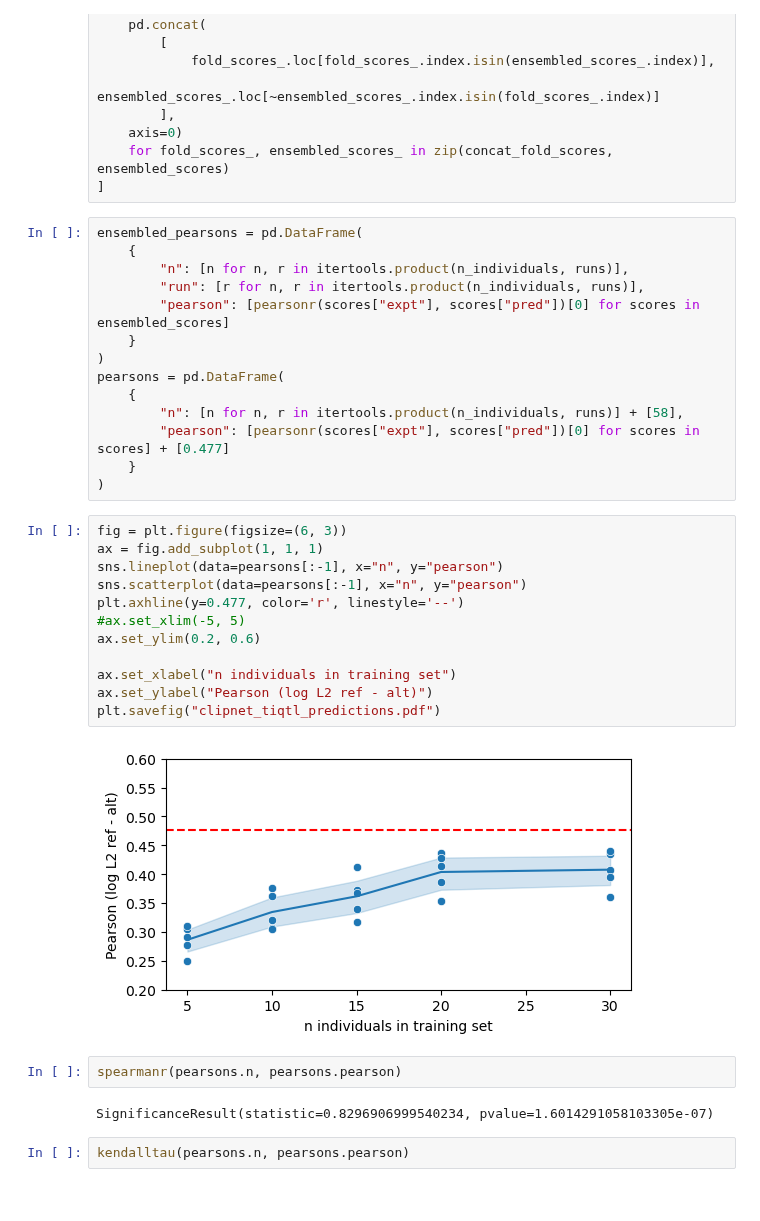
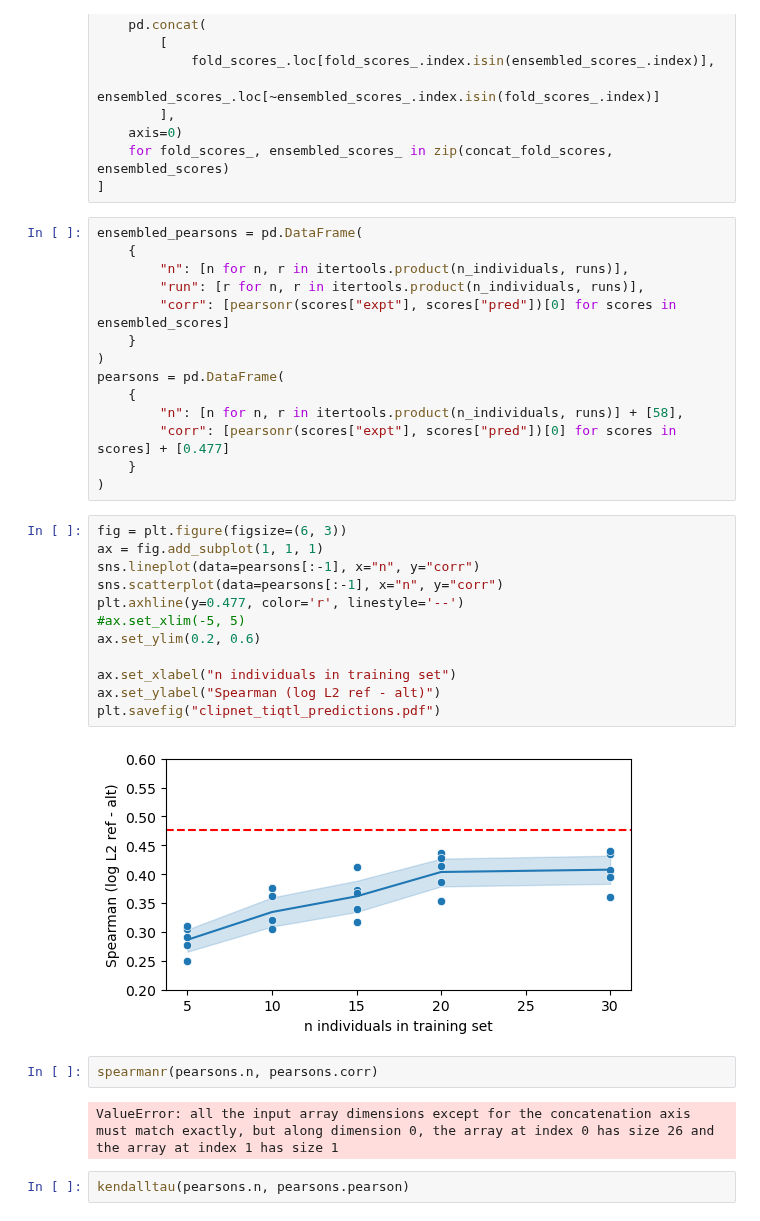
Before and after one commit to Danko-Lab/clipnet_ablation, a Jupyter notebook: qtl_evaluation/plot_tiqtl_evaluation.ipynb, the cells around one changed output. Drawn from its saved outputs; the diff is of its cells as text.

Commit message:
updated a whole bunch of plots

```diff
--- a/qtl_evaluation/plot_tiqtl_evaluation.ipynb
+++ b/qtl_evaluation/plot_tiqtl_evaluation.ipynb
@@ -34,33 +34,33 @@ ensembled_pearsons = pd.DataFrame(
     {
         "n": [n for n, r in itertools.product(n_individuals, runs)],
         "run": [r for n, r in itertools.product(n_individuals, runs)],
-        "pearson": [pearsonr(scores["expt"], scores["pred"])[0] for scores in ensembled_scores]
+        "corr": [pearsonr(scores["expt"], scores["pred"])[0] for scores in ensembled_scores]
     }
 )
 pearsons = pd.DataFrame(
     {
         "n": [n for n, r in itertools.product(n_individuals, runs)] + [58],
-        "pearson": [pearsonr(scores["expt"], scores["pred"])[0] for scores in scores] + [0.477]
+        "corr": [pearsonr(scores["expt"], scores["pred"])[0] for scores in scores] + [0.477]
     }
 )
 # %%
 fig = plt.figure(figsize=(6, 3))
 ax = fig.add_subplot(1, 1, 1)
-sns.lineplot(data=pearsons[:-1], x="n", y="pearson")
-sns.scatterplot(data=pearsons[:-1], x="n", y="pearson")
+sns.lineplot(data=pearsons[:-1], x="n", y="corr")
+sns.scatterplot(data=pearsons[:-1], x="n", y="corr")
 plt.axhline(y=0.477, color='r', linestyle='--')
 #ax.set_xlim(-5, 5)
 ax.set_ylim(0.2, 0.6)
 
 ax.set_xlabel("n individuals in training set")
-ax.set_ylabel("Pearson (log L2 ref - alt)")
+ax.set_ylabel("Spearman (log L2 ref - alt)")
 plt.savefig("clipnet_tiqtl_predictions.pdf")
 # %% [output]
-[figure, old version]
+[figure, new version]
 # %%
-spearmanr(pearsons.n, pearsons.pearson)
+spearmanr(pearsons.n, pearsons.corr)
 # %% [output]
-SignificanceResult(statistic=0.8296906999540234, pvalue=1.6014291058103305e-07)
+ValueError: all the input array dimensions except for the concatenation axis must match exactly, but along dimension 0, the array at index 0 has size 26 and the array at index 1 has size 1
 # %%
 kendalltau(pearsons.n, pearsons.pearson)
 # %% [output]
```
Also changed, not shown: 13 other files.
